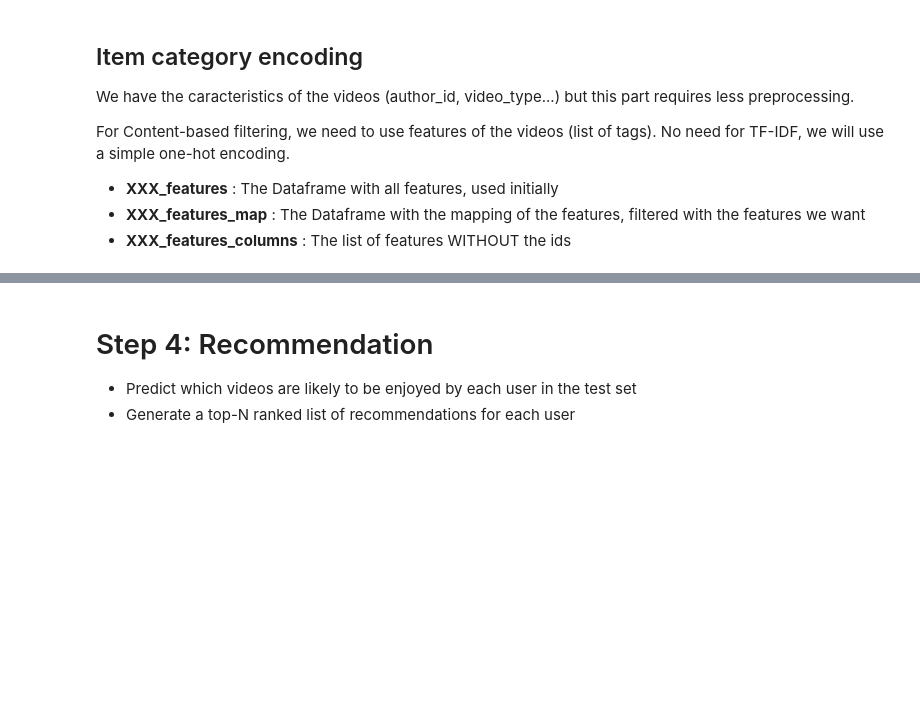
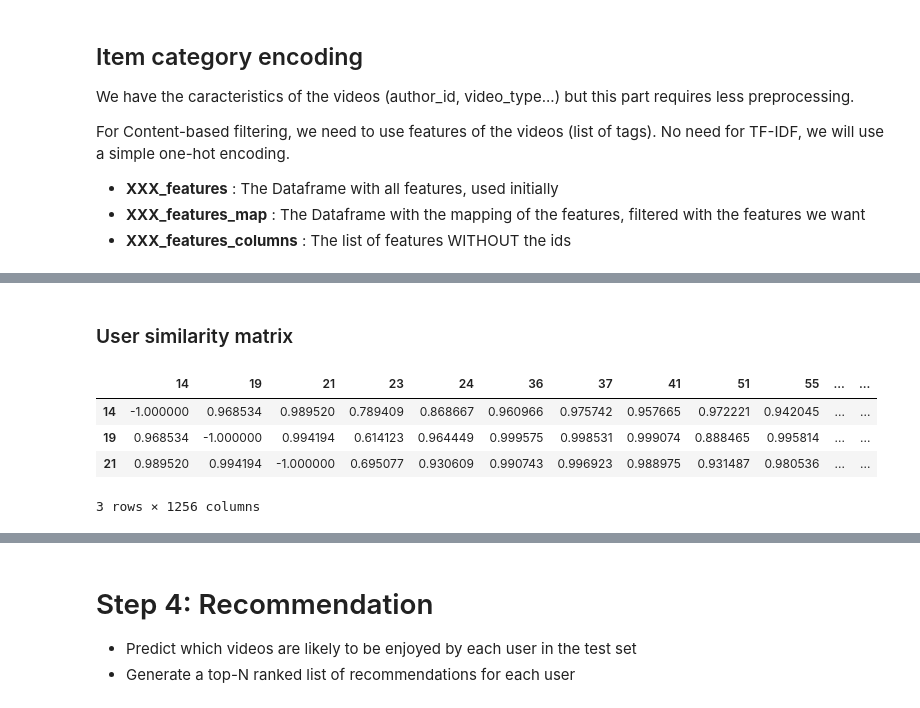
Before and after one commit to Aziz-Zeghal/FinalProject_2025_aziz.zeghal, a Jupyter notebook: models/cosine_similarity.ipynb, the cells around one changed output, grey strips where cells are left out. Saved outputs shown, nothing was run; the diff lists cells and outputs as text; code cells hidden in the pictures; blank space fills up the shorter version.

```diff
--- a/models/cosine_similarity.ipynb
+++ b/models/cosine_similarity.ipynb
@@ -88,0 +170,12 @@ For Content-based filtering, we need to use features of the videos (list of tags
+# %%
+user_features_columns = [
+    "is_lowactive_period","is_live_streamer", "is_video_author",
+    "onehot_feat0", "onehot_feat1", "onehot_feat2", "onehot_feat3",
+    "onehot_feat4", "onehot_feat5", "onehot_feat6", "onehot_feat7",
+    "onehot_feat8", "onehot_feat9", "onehot_feat10", "onehot_feat11",
+    "onehot_feat12", "onehot_feat13", "onehot_feat14", "onehot_feat15",
+    "onehot_feat16", "onehot_feat17"
+]
+user_features_map = user_features[user_features_columns].copy()
+
+user_features_map[user_features_map.columns] = user_features_map[user_features_map.columns].astype("int16")
@@ -96,0 +234,21 @@ The model is cut into 4 parts:
+# %% [markdown]
+### User similarity matrix
+# %%
+user_similarity = cosine_similarity(user_features_map[user_features_columns])
+
+# Fill the diagonal with -1 to not recommend.
+np.fill_diagonal(user_similarity, -1)
+
+user_similarity = pd.DataFrame(
+    user_similarity,
+    index=user_features_map.index,
+    columns=user_features_map.index
+)
+
+user_similarity[:3]
+# %% [output]
+|  | 14 | 19 | 21 | 23 | 24 | 36 | 37 | 41 | 51 | 55 | ... | ... |
+| 14 | -1.000000 | 0.968534 | 0.989520 | 0.789409 | 0.868667 | 0.960966 | 0.975742 | 0.957665 | 0.972221 | 0.942045 | ... | ... |
+| 19 | 0.968534 | -1.000000 | 0.994194 | 0.614123 | 0.964449 | 0.999575 | 0.998531 | 0.999074 | 0.888465 | 0.995814 | ... | ... |
+| 21 | 0.989520 | 0.994194 | -1.000000 | 0.695077 | 0.930609 | 0.990743 | 0.996923 | 0.988975 | 0.931487 | 0.980536 | ... | ... |
+3 rows × 1256 columns
```
Also changed, not shown: parts of 26 cells of this notebook, 3 other files.
